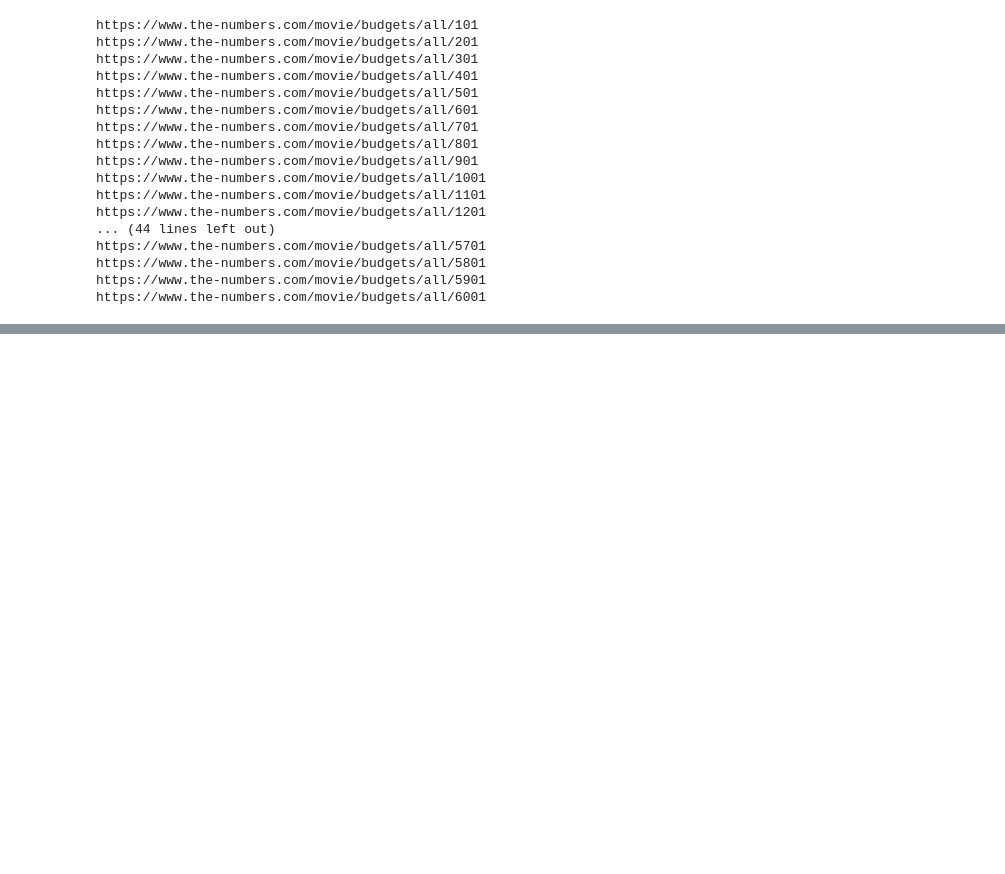
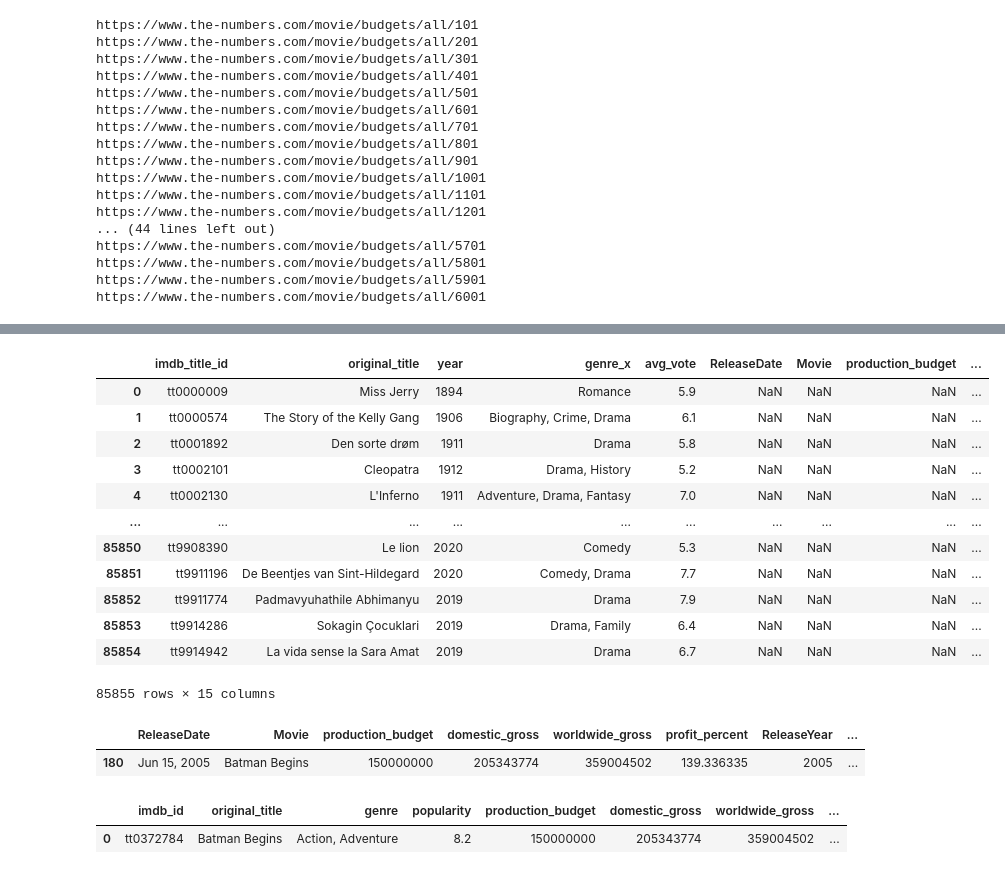
Before and after one commit to ange-wang/etl-project, a Jupyter notebook: numbers.ipynb, the cells around one changed output, grey strips where cells are left out. Drawn from its saved outputs; the diff is of its cells as text; code cells hidden in the pictures; blank space fills up the shorter version.

Commit message:
updated code with jellyfish to match movies

```diff
--- a/numbers.ipynb
+++ b/numbers.ipynb
@@ -111,0 +166,3 @@ clean_df
+# %%
+clean_df.head()
+final_df = movies_df.copy()
@@ -128,0 +215,2 @@ sorted_df
+# %%
+final_df = renamed_df.copy()
@@ -128,0 +226,36 @@ sorted_df
+# %%
+final_df['imdb_id'] = ""
+final_df['popularity'] = ""
+final_df['genre'] = ""
+# %%
+
+# final_df['ProfitPercent'] = ""
+# final_df['ProductionBudget'] = ""
+
+for index, row in final_df[1400:1500].iterrows():
+    title = row['Movie']
+    year = row['ReleaseYear']
+
+
+    best_match = None
+    highest_jw = 0
+    for index_2, row_2 in movies_df.iterrows():
+        score = jellyfish.jaro_winkler(title.lower(), row_2['original_title'].lower())
+#         print(score)
+        if (score > highest_jw and score > 0.9 and str(year)==str(row_2['year'])):
+            highest_jw = score
+            best_match = row_2['original_title']
+            imdb_id = row_2['imdb_title_id']
+            avg_vote = row_2['avg_vote']
+            genre = row_2['genre']
+
+#         if(score > highest_jw and score > 0.75):
+#           highest_jw = score
+#           best_match = row['Movie']
+    if (best_match):
+        final_df.loc[index,'imdb_id'] = imdb_id
+        final_df.loc[index,'popularity'] = avg_vote
+        final_df.loc[index,'genre'] = genre
+
+#     print(title)
+    print(best_match, highest_jw)
@@ -128,0 +298,22 @@ sorted_df
+# %%
+merged_df = movies_df.merge(final_df, left_on='imdb_title_id', right_on='imdb_id', how='left')
+merged_df
+# %% [output]
+|  | imdb_title_id | original_title | year | genre_x | avg_vote | ReleaseDate | Movie | production_budget | ... |
+| 0 | tt0000009 | Miss Jerry | 1894 | Romance | 5.9 | NaN | NaN | NaN | ... |
+| 1 | tt0000574 | The Story of the Kelly Gang | 1906 | Biography, Crime, Drama | 6.1 | NaN | NaN | NaN | ... |
+| 2 | tt0001892 | Den sorte drøm | 1911 | Drama | 5.8 | NaN | NaN | NaN | ... |
+| 3 | tt0002101 | Cleopatra | 1912 | Drama, History | 5.2 | NaN | NaN | NaN | ... |
+| 4 | tt0002130 | L'Inferno | 1911 | Adventure, Drama, Fantasy | 7.0 | NaN | NaN | NaN | ... |
+| ... | ... | ... | ... | ... | ... | ... | ... | ... | ... |
+| 85850 | tt9908390 | Le lion | 2020 | Comedy | 5.3 | NaN | NaN | NaN | ... |
+| 85851 | tt9911196 | De Beentjes van Sint-Hildegard | 2020 | Comedy, Drama | 7.7 | NaN | NaN | NaN | ... |
+| 85852 | tt9911774 | Padmavyuhathile Abhimanyu | 2019 | Drama | 7.9 | NaN | NaN | NaN | ... |
+| 85853 | tt9914286 | Sokagin Çocuklari | 2019 | Drama, Family | 6.4 | NaN | NaN | NaN | ... |
+| 85854 | tt9914942 | La vida sense la Sara Amat | 2019 | Drama | 6.7 | NaN | NaN | NaN | ... |
+85855 rows × 15 columns
+# %%
+test_df = merged_df['']
+# %% [output]
+|  | ReleaseDate | Movie | production_budget | domestic_gross | worldwide_gross | profit_percent | ReleaseYear | ... |
+| 180 | Jun 15, 2005 | Batman Begins | 150000000 | 205343774 | 359004502 | 139.336335 | 2005 | ... |
@@ -128,0 +325,6 @@ sorted_df
+# %%
+output_df = output_df.reset_index(drop=True)
+output_df
+# %% [output]
+|  | imdb_id | original_title | genre | popularity | production_budget | domestic_gross | worldwide_gross | ... |
+| 0 | tt0372784 | Batman Begins | Action, Adventure | 8.2 | 150000000 | 205343774 | 359004502 | ... |
```
Also changed, not shown: parts of 26 cells of this notebook.
